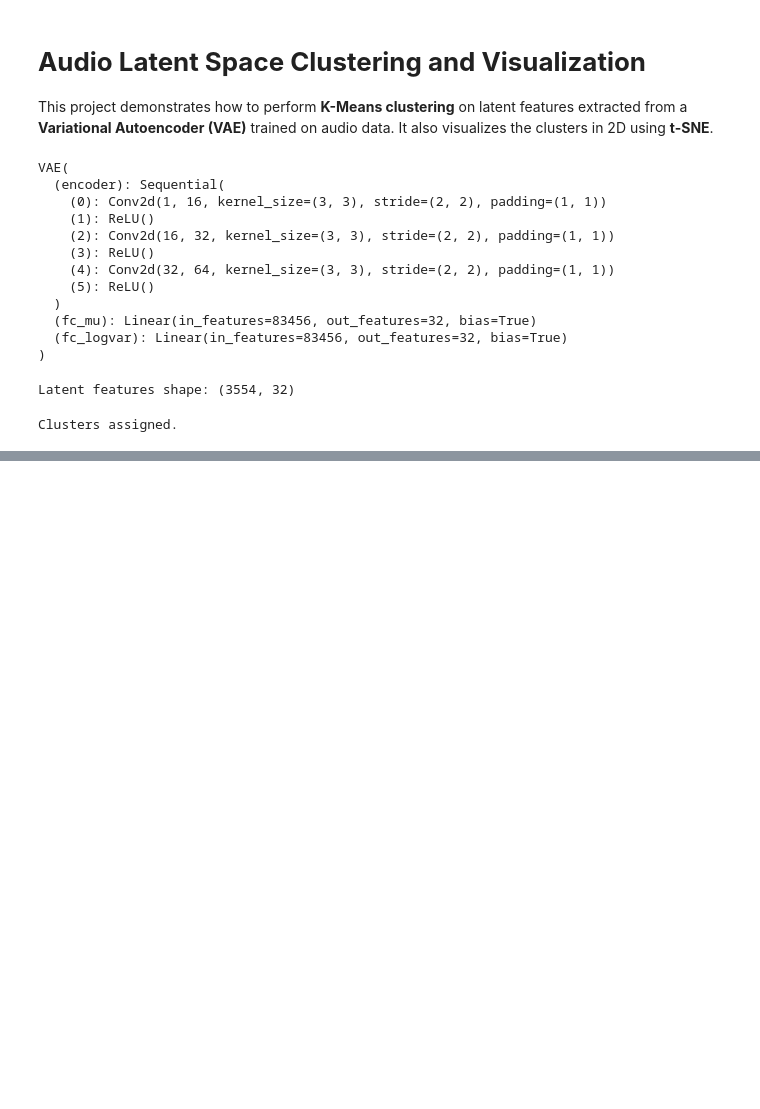
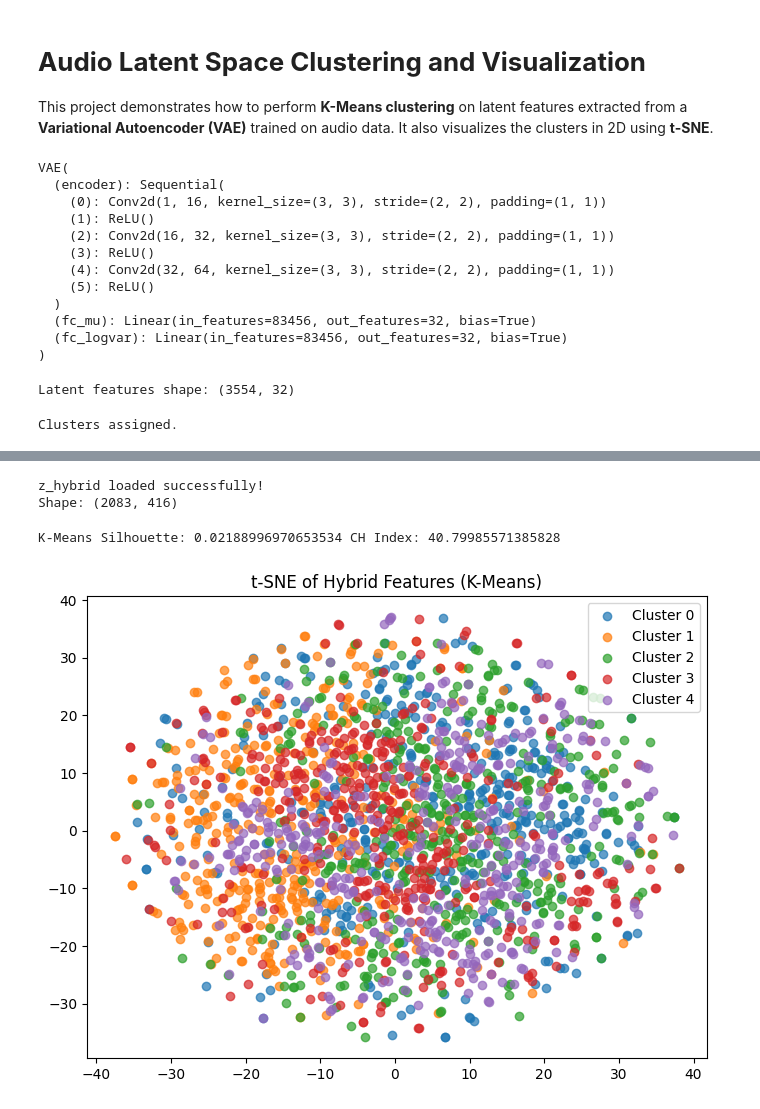
Before and after one commit to prithu011/VAE-Clusturing-Neural-Network-Project, a Jupyter notebook: project/src/clustering.ipynb, the cells around one changed output, grey strips where cells are left out. Drawn from its saved outputs; the diff is of its cells as text; code cells hidden in the pictures; blank space fills up the shorter version.

```diff
--- a/project/src/clustering.ipynb
+++ b/project/src/clustering.ipynb
@@ -147,0 +247,35 @@ t-SNE plot saved at: ..\results\latent_visualization\tsne_clusters.png
+# %%
+# Load the previously saved latent vectors
+z_hybrid = np.load("../results/z_hybrid.npy")
+print("z_hybrid loaded successfully!")
+print("Shape:", z_hybrid.shape)
+# %% [output]
+z_hybrid loaded successfully!
+Shape: (2083, 416)
+# %%
+# Output directory
+output_dir = Path("../results/latent_visualization")
+# %%
+# K-Means Clustering
+num_clusters = 5
+kmeans = KMeans(n_clusters=num_clusters, random_state=42)
+kmeans_labels = kmeans.fit_predict(z_hybrid)
+
+sil_score_k = silhouette_score(z_hybrid, kmeans_labels)
+ch_score_k = calinski_harabasz_score(z_hybrid, kmeans_labels)
+print("K-Means Silhouette:", sil_score_k, "CH Index:", ch_score_k)
+
+# t-SNE visualization
+tsne_2d = TSNE(n_components=2, random_state=42).fit_transform(z_hybrid)
+plt.figure(figsize=(8,6))
+for c in range(num_clusters):
+    idxs = kmeans_labels == c
+    plt.scatter(tsne_2d[idxs,0], tsne_2d[idxs,1], label=f'Cluster {c}', alpha=0.7)
+plt.title("t-SNE of Hybrid Features (K-Means)")
+plt.legend()
+plt.savefig(output_dir / "tsne_kmeans.png")
+plt.show()
+plt.close()
+# %% [output]
+K-Means Silhouette: 0.02188996970653534 CH Index: 40.79985571385828
+[figure, added]
```
Also changed, not shown: parts of 10 cells of this notebook, 12 other files.
